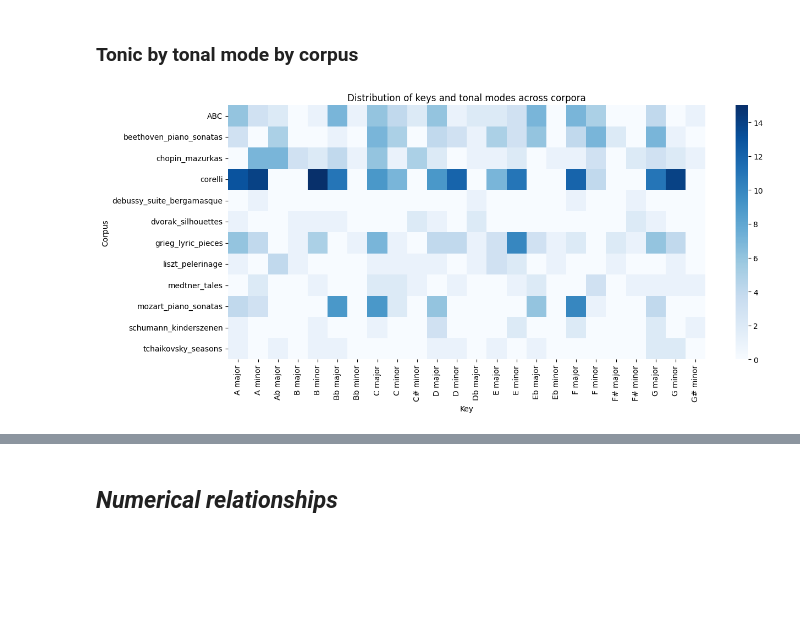
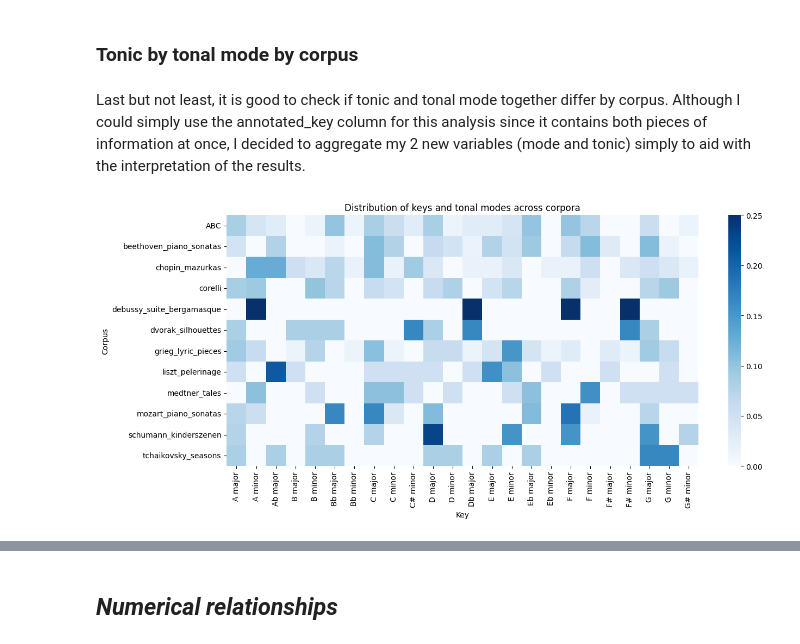
Before and after one commit to ele-spano22/master-thesis, a Jupyter notebook: notebooks/EDA.ipynb, the cells around one changed output, grey strips where cells are left out. Saved outputs shown, nothing was run; the diff lists cells and outputs as text; code cells hidden in the pictures; blank space fills up the shorter version.

```diff
--- a/notebooks/EDA.ipynb
+++ b/notebooks/EDA.ipynb
@@ -65,14 +73,12 @@ As expected, I am working with 12 metadata files. I will take a look at the colu
 # %%
-# inspecting the 12 metadata files to find a column that points me to tonal mode
-
-columns_by_corpus = {}
-
+# grouping the metadata files by common columns to find the tonal mode encoding column
+common_columns = None
 for file in metadata_files:
-
     df = pd.read_csv(file, sep="\t", nrows=5)
-
-    corpus = file.parent.name
-    columns_by_corpus[corpus] = df.columns.tolist()
-
-columns_by_corpus
+    cols = set(df.columns)
+    if common_columns is None:
+        common_columns = cols
+    else:
+        common_columns = common_columns.intersection(cols)
+print(sorted(common_columns))
 # %% [output]
@@ -98,7 +88,5 @@ From the columns in the output, I can see 2 column with key in the name, "KeySig
 # %%
-for corpus, cols in columns_by_corpus.items():
-
-    for c in cols:
-        if "key" in c.lower():
-            print(corpus, "→", c)
+key_columns = [col for col in common_columns if "key" in col.lower()]
+for col in key_columns:
+    print(col)
 # %% [output]
@@ -123,0 +97,4 @@ So indeed, for each corpora in the corpus, there are 2 columns with key in the n
+# %%
+df = pd.read_csv(metadata_files[0], sep="\t")
+print(df["KeySig"].head())
+print(df["annotated_key"].head())
@@ -617,0 +604,7 @@ pd.crosstab(metadata["timesig_simple"], metadata["mode"], normalize="index").plo
+# %%
+metadata["timesig_simple"] = metadata["TimeSig"].str.extract(r'(\d+/\d+)')
+pd.crosstab(metadata["timesig_simple"], metadata["mode"])
+pd.crosstab(metadata["timesig_simple"], metadata["mode"], normalize="index").plot(
+    kind="bar",
+    stacked=True
+)
@@ -679,23 +699,22 @@ plt.show()
 # %% [markdown]
 ### Tonic by tonal mode by corpus
+# %% [markdown]
+Last but not least, it is good to check if tonic and tonal mode together differ by corpus. Although I could simply use the annotated_key column for this analysis since it contains both pieces of information at once, I decided to aggregate my 2 new variables (mode and tonic) simply to aid with the interpretation of the results.
 # %%
 metadata["key_mode"] = metadata["tonic"] + " " + metadata["mode"]
 corpus_keymode = pd.crosstab(
     metadata["corpus"],
-    metadata["key_mode"]
+    metadata["key_mode"],
+    normalize="index"
 )
-
 plt.figure(figsize=(14,6))
-
 sns.heatmap(
     corpus_keymode,
     cmap="Blues"
 )
-
 plt.title("Distribution of keys and tonal modes across corpora")
 plt.xlabel("Key")
 plt.ylabel("Corpus")
-
 plt.show()
 # %% [output]
-[figure, old version]
+[figure, new version]
```
Also changed, not shown: parts of 119 cells of this notebook.
